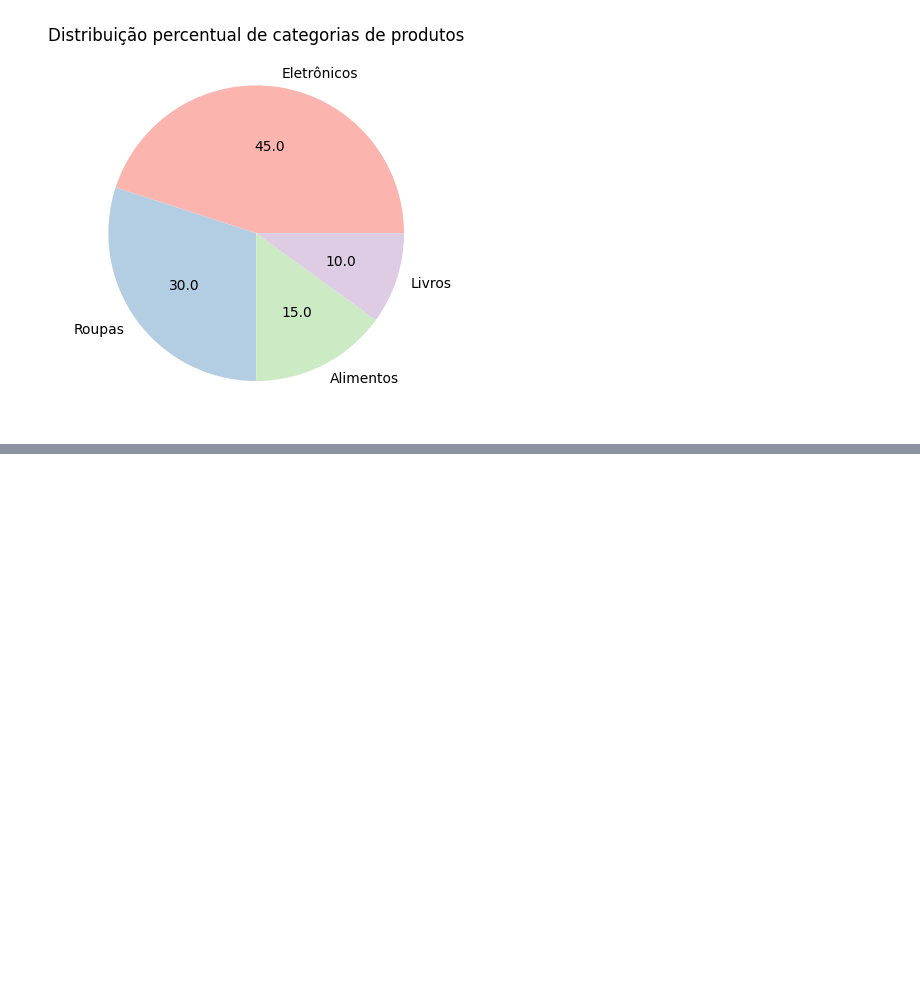
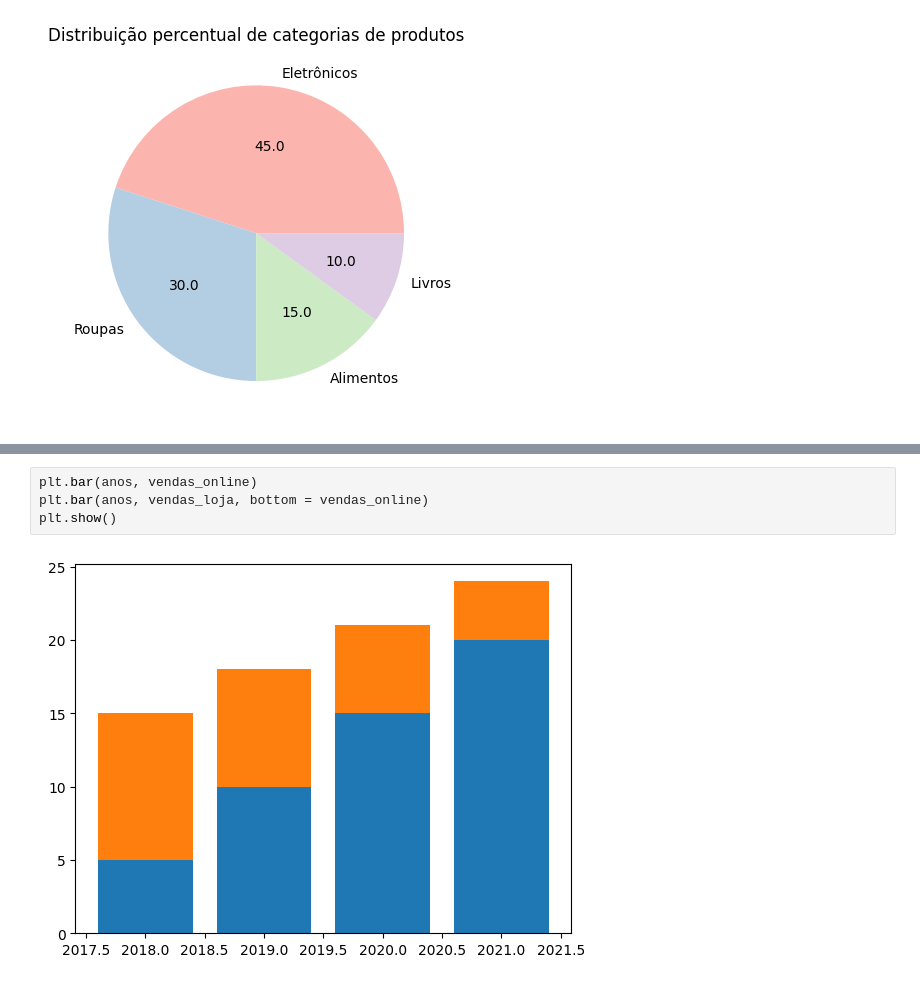
Before and after one commit to stephanyresque/Ciencia-de-dados-2, a Jupyter notebook: 28_10_24.ipynb, the cells around one changed output, grey strips where cells are left out. Saved outputs shown, nothing was run; the diff lists cells and outputs as text; blank space fills up the shorter version.

```diff
--- a/28_10_24.ipynb
+++ b/28_10_24.ipynb
@@ -166,0 +176,6 @@ plt.show()
+# %%
+plt.bar(anos, vendas_online)
+plt.bar(anos, vendas_loja, bottom = vendas_online)
+plt.show()
+# %% [output]
+[figure, added]
```
Also changed, not shown: parts of 14 cells of this notebook.
